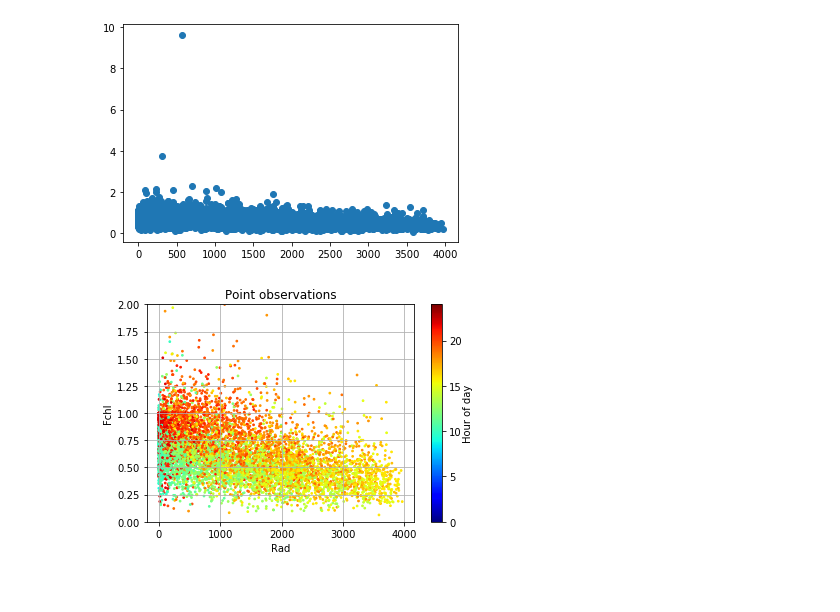
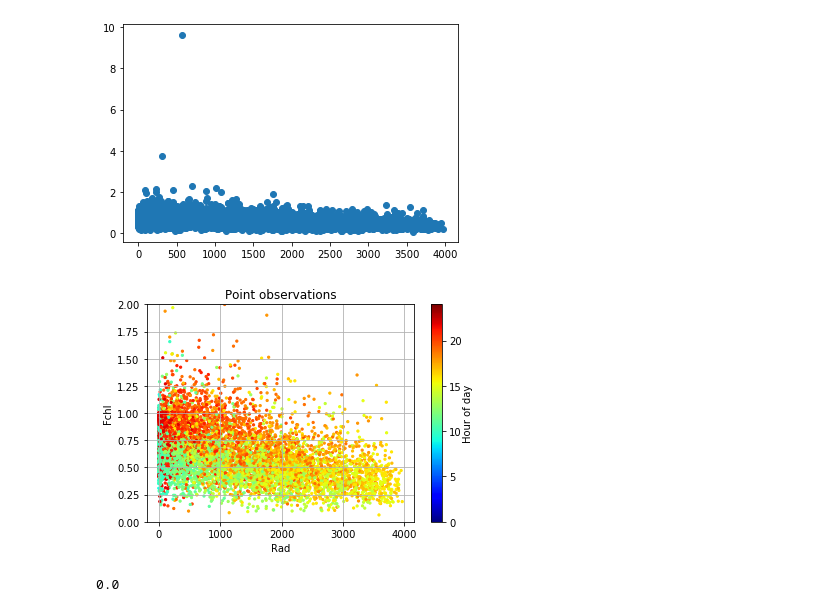
Before and after one commit to GabrielSerrato/Fchl_calibration, a Jupyter notebook: codes/teste.ipynb, the cells around one changed output. Cells and saved outputs as stored; diff of their text form; code cells hidden in the pictures.

```diff
--- a/codes/teste.ipynb
+++ b/codes/teste.ipynb
@@ -96,3 +97,8 @@ df_in=pd.DataFrame({'dt':i_dates,'rad':rad})
 
 df_in = df_in.set_index('dt').reindex(times).fillna(np.nan).rename_axis('dt')
 df_in = df_in.reset_index()
+# %%
+# substituindo valores nulos de rad por 0
+idx = np.where(np.isnan(df_in['rad'])==True)[0]
+
+df_in['rad'][idx]=0
@@ -99 +110,4 @@ df_in = df_in.reset_index()
+# %%
+# aplicando fator de conversão de Radiação Globaldf_in =  para PAR
+df_in['rad'] = df_in['rad']*0.48
 # %%
@@ -164,13 +192,17 @@ plt.scatter(df_in['rad'],ratio,cmap='viridis')
 <matplotlib.collections.PathCollection at 0x...>
 [figure]
 # %%
-plt.scatter(df_in['rad'],dr['ratio'],c=times.hour ,vmin=0, vmax=24, cmap="jet",s=3)
+plt.scatter(df_in['rad'],dr['ratio'],c=times.hour ,vmin=0, vmax=24, cmap="jet",s=5)
 plt.grid()
 plt.title("Point observations")
 plt.xlabel("Rad")
 plt.ylabel("Fchl")
 plt.ylim(0,2)
 cbar= plt.colorbar()
 cbar.set_label("Hour of day", labelpad=+1)
 # %% [output]
-[figure, old version]
+[figure, new version]
+# %%
+ 1 kJ/m2 ≈ 4600 μmole.m2/s #'https://www.controlledenvironments.org/wp-content/uploads/sites/6/2017/06/Ch01.pdf'
+# %% [output]
+0.0
```
Also changed, not shown: parts of 12 cells of this notebook, 35 other files.
